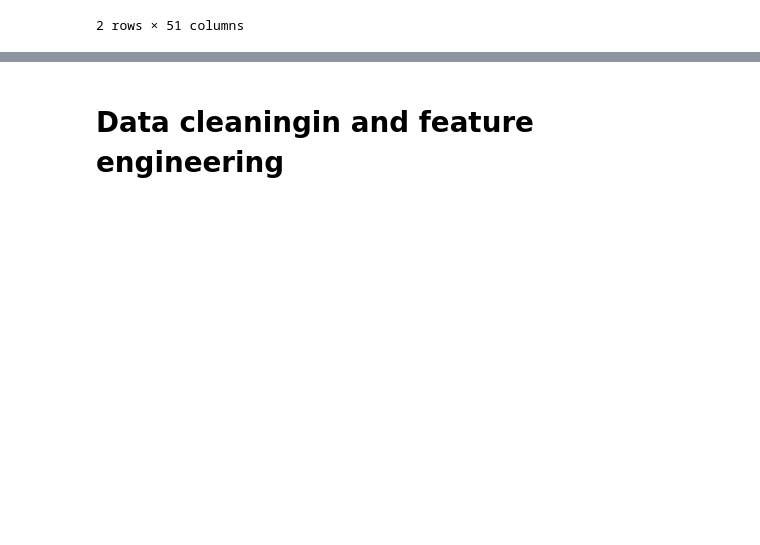
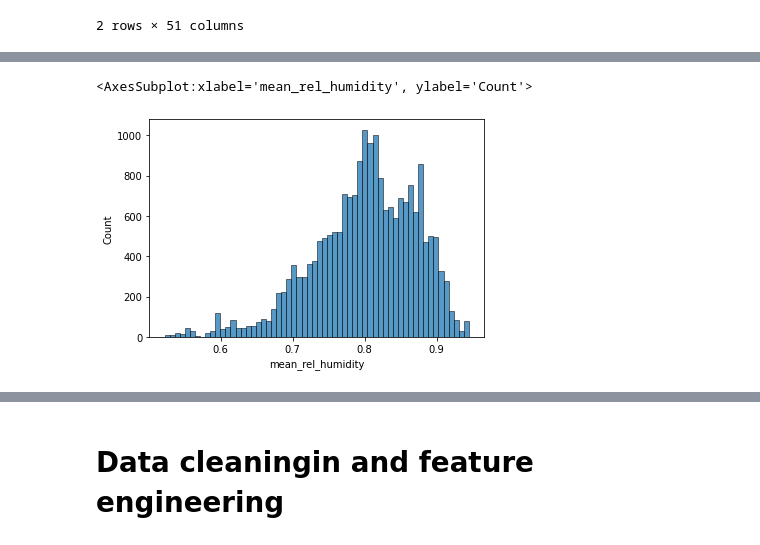
Before and after one commit to sm4rtm4art/airquality, a Jupyter notebook: EDA-and-modeling.ipynb, the cells around one changed output, grey strips where cells are left out. Drawn from its saved outputs; the diff is of its cells as text; code cells hidden in the pictures; blank space fills up the shorter version.

```diff
--- a/EDA-and-modeling.ipynb
+++ b/EDA-and-modeling.ipynb
@@ -31,0 +107,16 @@ sns.histplot(data.target, bins=10)  # TODO bins passend zu der Klassifizierung
+# %%
+# EDA precipitation:
+rel_hum_stats = pd.concat([data.max_rel_humidity,
+                        data.min_rel_humidity,
+                        data.mean_rel_humidity,
+                        data.std_rel_humidity,
+                        data.var_rel_humidity,
+                        data.median_rel_humidity,  # all 0
+                        data.ptp_rel_humidity],
+                        axis=1)
+rel_hum_stats['r_std_rel_humidity'] = rel_hum_stats['std_rel_humidity'] / rel_hum_stats['mean_rel_humidity'] * 100
+# %%
+sns.histplot(rel_hum_stats.mean_rel_humidity) # a lot of mean values == 0, when it doesnt rain
+# %% [output]
+<AxesSubplot:xlabel='mean_rel_humidity', ylabel='Count'>
+[figure, added]
```
Also changed, not shown: parts of 19 cells of this notebook, 1 other file.
